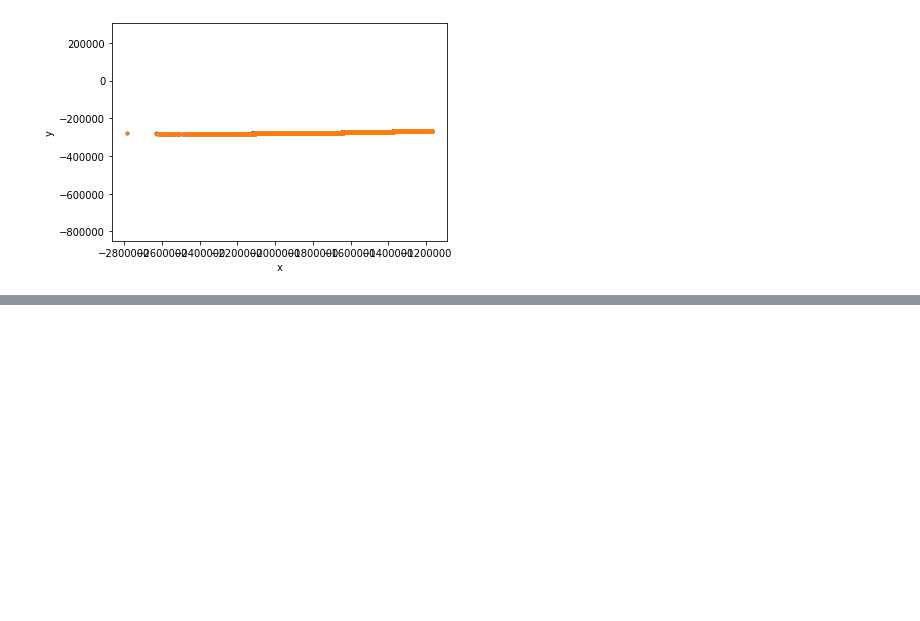
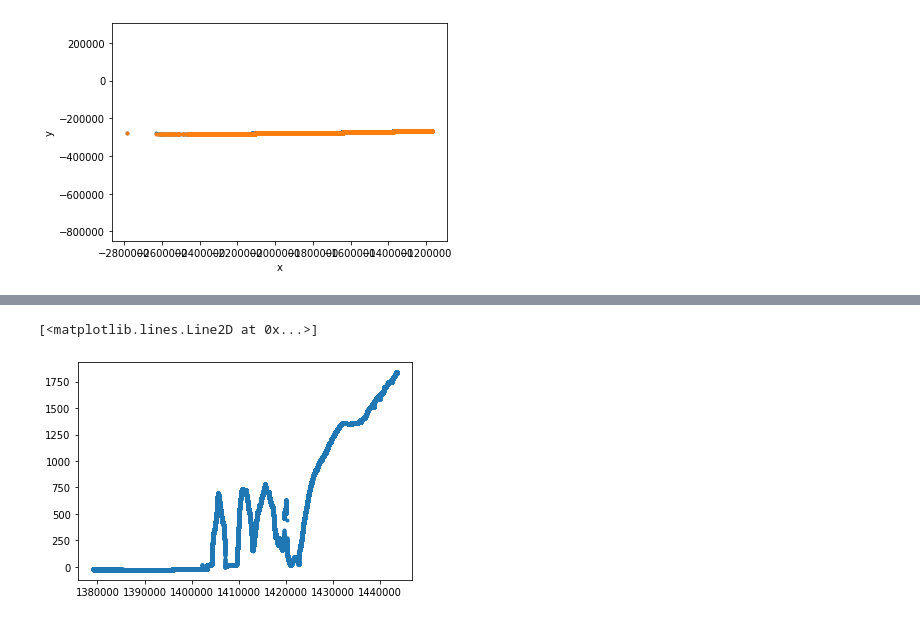
Before and after one commit to SmithB/pointCollection, a Jupyter notebook: point_demo.ipynb, the cells around one changed output, grey strips where cells are left out. Drawn from its saved outputs; the diff is of its cells as text; code cells hidden in the pictures; blank space fills up the shorter version.

Commit message:
point_demo.ipynb: added material about formats and field_dicts

```diff
--- a/point_demo.ipynb
+++ b/point_demo.ipynb
@@ -92,0 +112,7 @@ Currently, subclasses of data include ATL06 (ICESat-2 elevation data),
+# %%
+Dsub=pc.data().from_h5(ATL06_file, field_dict={'gt1l/land_ice_segments/':['h_li', 'segment_id', 'atl06_quality_summary']})
+Dsub.index(Dsub.atl06_quality_summary==0)
+plt.plot(Dsub.segment_id, Dsub.h_li,'.')
+# %% [output]
+[<matplotlib.lines.Line2D at 0x...>]
+[figure, added]
```
Also changed, not shown: parts of 7 cells of this notebook.
